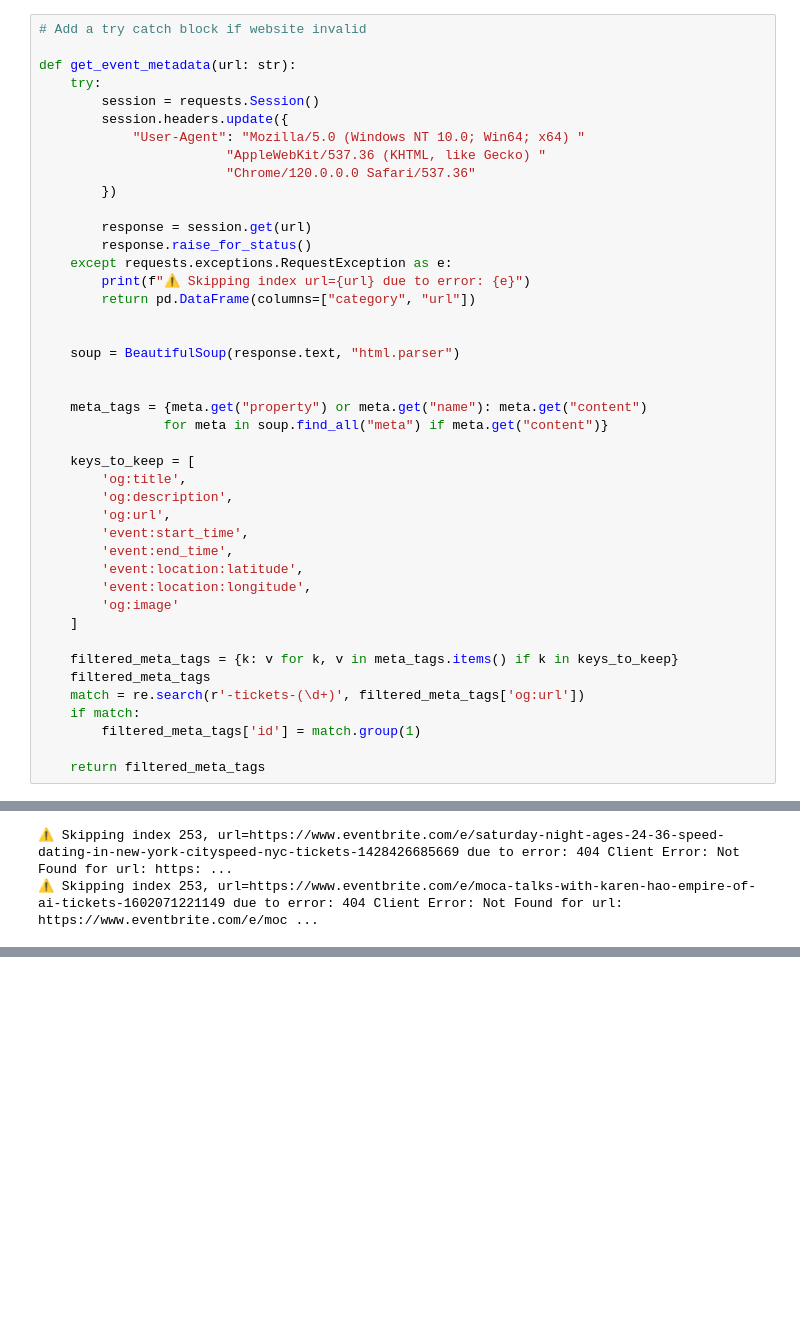
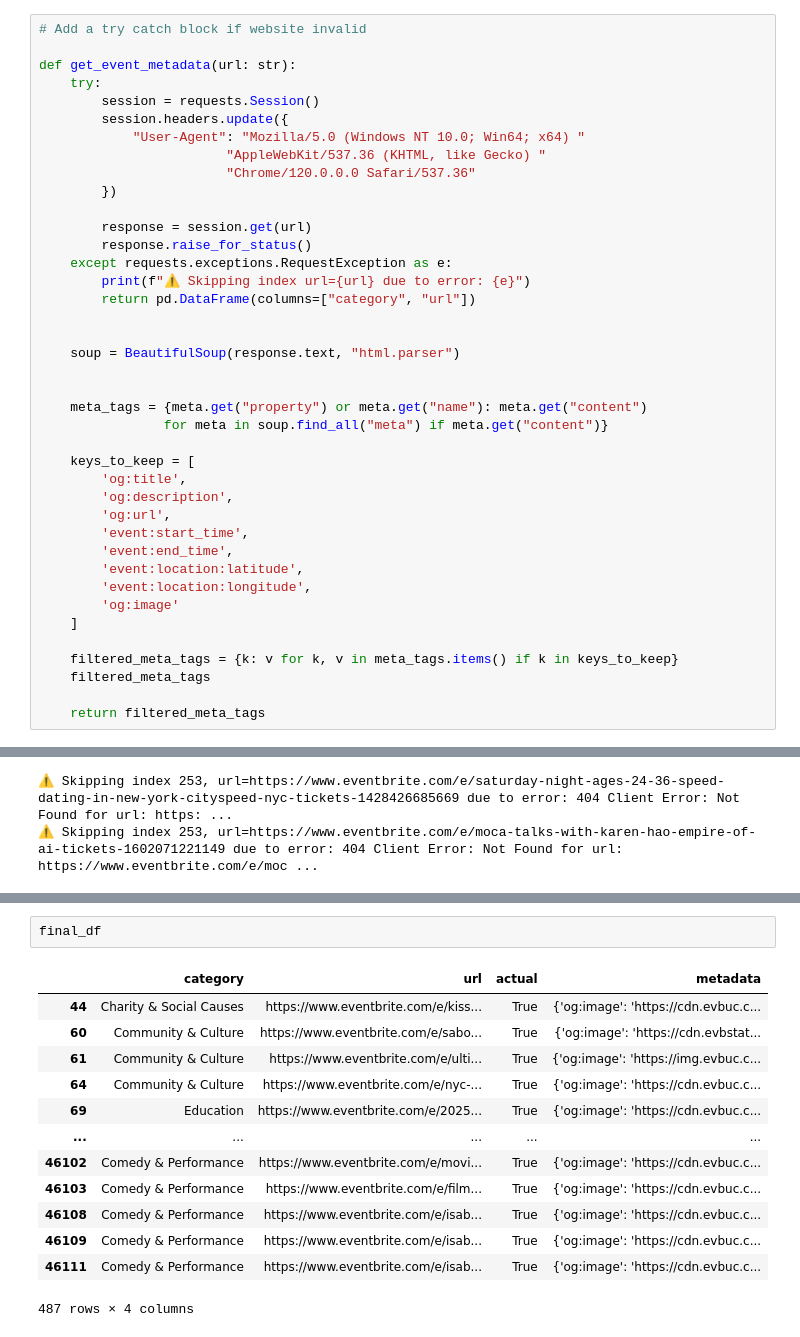
Before and after one commit to NathanRVazquez/ByteHacks2025, a Jupyter notebook: scrape.ipynb, the cells around one changed output, grey strips where cells are left out. Drawn from its saved outputs; the diff is of its cells as text; blank space fills up the shorter version.

```diff
--- a/scrape.ipynb
+++ b/scrape.ipynb
@@ -190,9 +190,6 @@ def get_event_metadata(url: str):
 
     filtered_meta_tags = {k: v for k, v in meta_tags.items() if k in keys_to_keep}
     filtered_meta_tags
-    match = re.search(r'-tickets-(\d+)', filtered_meta_tags['og:url'])
-    if match:
-        filtered_meta_tags['id'] = match.group(1)
 
     return filtered_meta_tags
 # %%
@@ -204,0 +206,16 @@ Education,https://www.eventbrite.com/e/2025-education-in-new-york-summit-tickets
+# %%
+final_df
+# %% [output]
+|  | category | url | actual | metadata |
+| 44 | Charity & Social Causes | https://www.eventbrite.com/e/kiss... | True | {'og:image': 'https://cdn.evbuc.c... |
+| 60 | Community & Culture | https://www.eventbrite.com/e/sabo... | True | {'og:image': 'https://cdn.evbstat... |
+| 61 | Community & Culture | https://www.eventbrite.com/e/ulti... | True | {'og:image': 'https://img.evbuc.c... |
+| 64 | Community & Culture | https://www.eventbrite.com/e/nyc-... | True | {'og:image': 'https://cdn.evbuc.c... |
+| 69 | Education | https://www.eventbrite.com/e/2025... | True | {'og:image': 'https://cdn.evbuc.c... |
+| ... | ... | ... | ... | ... |
+| 46102 | Comedy & Performance | https://www.eventbrite.com/e/movi... | True | {'og:image': 'https://cdn.evbuc.c... |
+| 46103 | Comedy & Performance | https://www.eventbrite.com/e/film... | True | {'og:image': 'https://cdn.evbuc.c... |
+| 46108 | Comedy & Performance | https://www.eventbrite.com/e/isab... | True | {'og:image': 'https://cdn.evbuc.c... |
+| 46109 | Comedy & Performance | https://www.eventbrite.com/e/isab... | True | {'og:image': 'https://cdn.evbuc.c... |
+| 46111 | Comedy & Performance | https://www.eventbrite.com/e/isab... | True | {'og:image': 'https://cdn.evbuc.c... |
+487 rows × 4 columns
```
Also changed, not shown: parts of 14 cells of this notebook.
